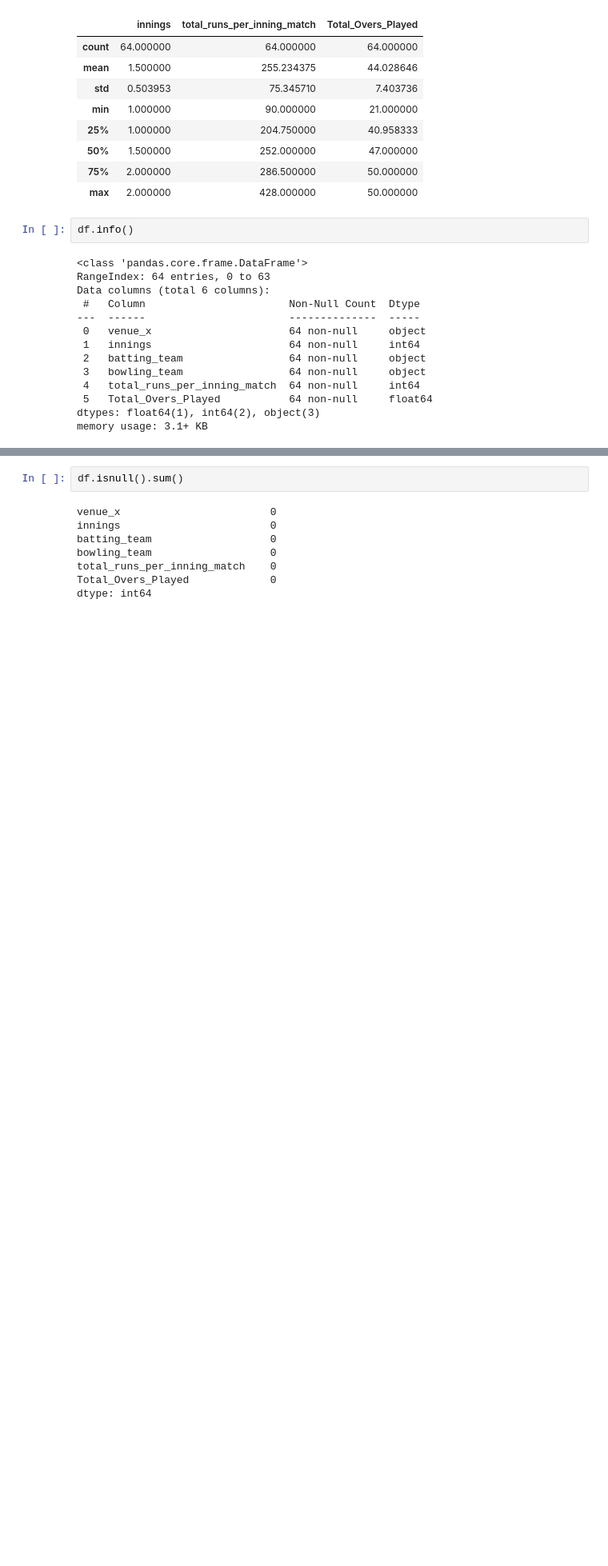
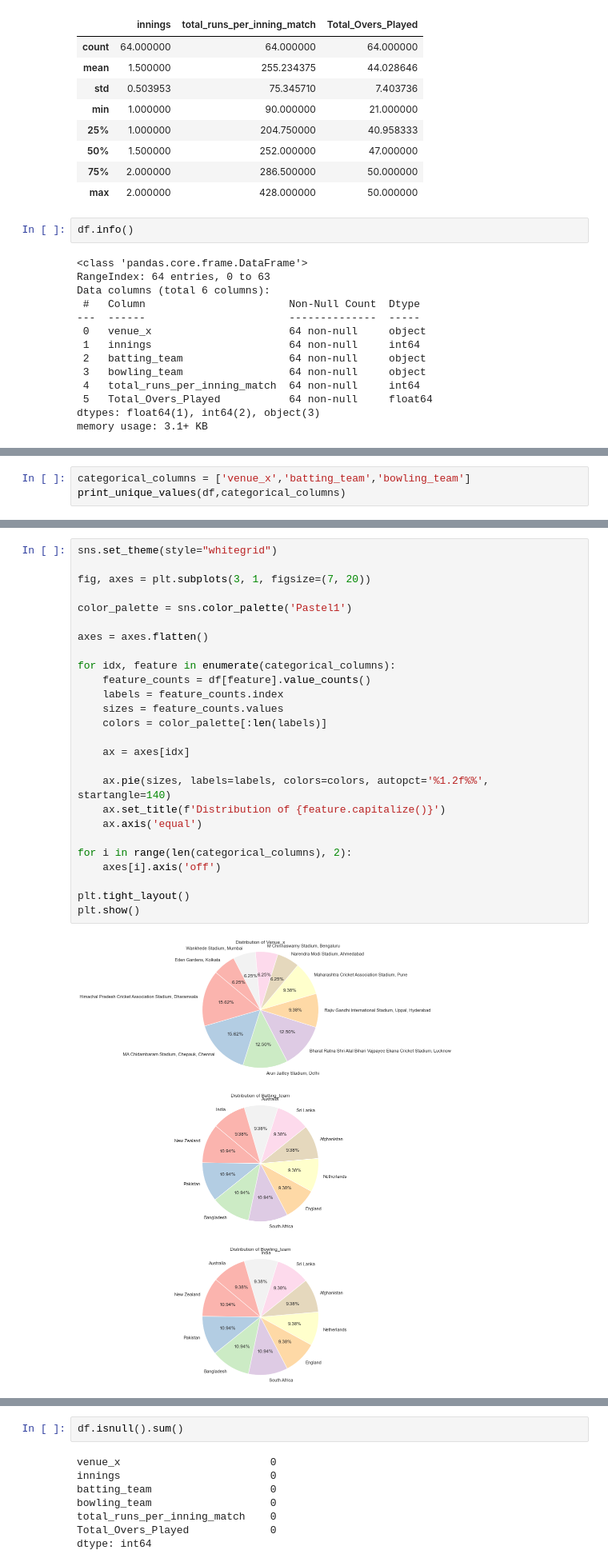
Before and after one commit to NancyPatel11/Data-Mining-Course-Project-3, a Jupyter notebook: code_files/total_over_prediction.ipynb, the cells around one changed output, grey strips where cells are left out. Shown at 80% size. Drawn from its saved outputs; the diff is of its cells as text; blank space fills up the shorter version.

```diff
--- a/code_files/total_over_prediction.ipynb
+++ b/code_files/total_over_prediction.ipynb
@@ -79,0 +93,3 @@ memory usage: 3.1+ KB
+# %%
+categorical_columns = ['venue_x','batting_team','bowling_team']
+print_unique_values(df,categorical_columns)
@@ -79,0 +134,28 @@ memory usage: 3.1+ KB
+# %%
+sns.set_theme(style="whitegrid")
+
+fig, axes = plt.subplots(3, 1, figsize=(7, 20))
+
+color_palette = sns.color_palette('Pastel1')
+
+axes = axes.flatten()
+
+for idx, feature in enumerate(categorical_columns):
+    feature_counts = df[feature].value_counts()
+    labels = feature_counts.index
+    sizes = feature_counts.values
+    colors = color_palette[:len(labels)]
+
+    ax = axes[idx]
+
+    ax.pie(sizes, labels=labels, colors=colors, autopct='%1.2f%%', startangle=140)
+    ax.set_title(f'Distribution of {feature.capitalize()}')
+    ax.axis('equal')
+
+for i in range(len(categorical_columns), 2):
+    axes[i].axis('off')
+
+plt.tight_layout()
+plt.show()
+# %% [output]
+[figure, added]
```
Also changed, not shown: parts of 27 cells of this notebook.
